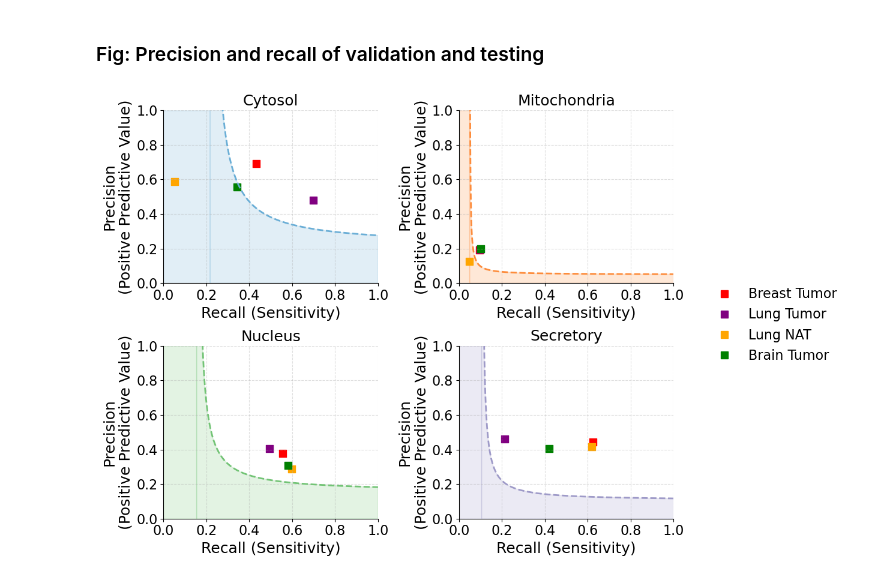
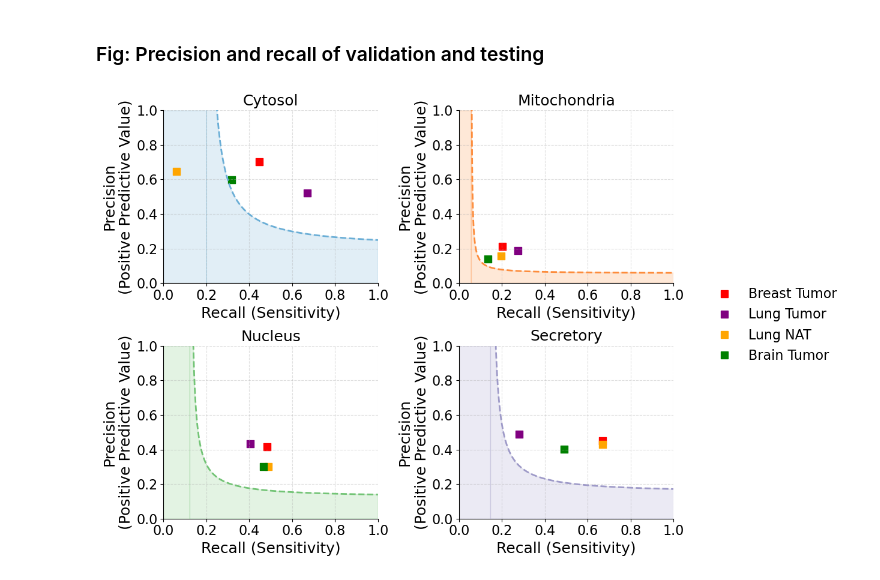
Before and after one commit to kenlzh1996/Prediction-model-25, a Jupyter notebook: Three Channel Pytorch model localization prediction customNN prot + mRNA final.ipynb, the cells around one changed output. Saved outputs shown, nothing was run; the diff lists cells and outputs as text; code cells hidden in the pictures.

Commit message:
NN final trined with marker proteins labels

```diff
--- a/Three Channel Pytorch model localization prediction customNN prot + mRNA final.ipynb
+++ b/Three Channel Pytorch model localization prediction customNN prot + mRNA final.ipynb
@@ -97,7 +99,7 @@ Weight_Decay = 0.0001 # L2 regulator
 Batch_size = 64
 
 # Epoch amount
-epochs = 250
+epochs = 150
 # %% [markdown]
 ### Protein, mRNA dataframe, localization label set up
 # %%
@@ -458,7 +460,7 @@ def train_loop(dataloader, model, loss_fn, optimizer, scheduler=None):
         softmax_probs = F.softmax(outputs, dim=1)
         entropy = -torch.sum(softmax_probs * torch.log(softmax_probs + 1e-10), dim=1)
         penalty = torch.mean(entropy)
-        total_loss_with_penalty = loss - 0.15 * penalty
+        total_loss_with_penalty = loss - 0.1 * penalty
 
         total_loss_with_penalty.backward()
         optimizer.step()
@@ -531,7 +533,7 @@ def test_loop(dataloader, model, loss_fn):
     avg_test_loss = test_loss / len(dataloader)
     test_accuracy = correct / total
 
-    return avg_test_loss, test_accuracy, precision, per_class_f1, recall, macro_f1, mcc
+    return avg_test_loss, test_accuracy, precision, recall, per_class_f1, macro_f1, mcc
 # %% [markdown]
 ### Define focal loss
 # %%
@@ -1331,36 +1255,8 @@ axes = axes.flatten()
 compartment_class = ['Cytosol', 'Mitochondria', 'Nucleus', 'Secretory']
 colormaps = [cm.Blues, cm.Oranges, cm.Greens, cm.Purples]
 
-# Filter improvement epochs
-def filter_improvement_epochs(df):
-    improved_epochs = []
-    for class_label in df['Class'].unique():
-        class_df = df[df['Class'] == class_label].copy()
-        class_df = class_df.sort_values(by='Epoch')
-        max_precision = float('-inf')
-        for _, row in class_df.iterrows():
-            if row['Precision'] >= max_precision:
-                max_precision = row['Precision']
-                improved_epochs.append(row)
-    start_epoch = df[df['Epoch'] == 0]
-    last_epoch = df[df['Epoch'] == df['Epoch'].max()]
-    return pd.concat([start_epoch, pd.DataFrame(improved_epochs), last_epoch]).drop_duplicates()
-
-improved_epochs_df = filter_improvement_epochs(PrecisionRecallDF)
-
-for i, f1_score in enumerate(np.array([0.43314056, 0.09879518, 0.30857335, 0.20966921])):
+for i, f1_score in enumerate(np.array([0.39943488, 0.11241696, 0.24455467, 0.29263083])):
     ax = axes[i]
-    class_metrics = improved_epochs_df[improved_epochs_df['Class'] == i]
-    norm = plt.Normalize(class_metrics['Epoch'].min(), class_metrics['Epoch'].max())
-
-    # # Scatter points
-    # for _, row in class_metrics.iterrows():
-    #     color = colormaps[i](norm(row['Epoch']))
-    #     edge_color = colormaps[i](0.8)
-    #     ax.scatter(row['Recall'], row['Precision'], s=100, color=color, edgecolors=edge_color, linewidths=1)
-
-    # # Connect dots
-    # ax.plot(class_metrics['Recall'], class_metrics['Precision'], color=colormaps[i](0.5), linewidth=2)
 
     # Plot F1 curve
     x_left = np.linspace(0, f1_score / 2, 10000)
@@ -1378,34 +1274,34 @@ for i, f1_score in enumerate(np.array([0.43314056, 0.09879518, 0.30857335, 0.209
 
     # Plot settings
     ax.set_title(compartment_class[i], fontsize=18)
     ax.set_xlim([0, 1])
     ax.set_ylim([0, 1])
     ax.set_xlabel('Recall (Sensitivity)', fontsize=18)
     ax.set_ylabel('Precision\n(Positive Predictive Value)', fontsize=18)
     ax.tick_params(axis='both', labelsize=16)
     ax.grid(True, linestyle='--', alpha=0.4)
 
     # Remove top and right spines
     ax.spines['top'].set_visible(False)
     ax.spines['right'].set_visible(False)
 
     # Legend (only once per subplot)
     mertins_handle = mlines.Line2D([], [], color='red', marker='s', linestyle='None', markersize=8, label='Breast Tumor')
     lung_tumor_handle = mlines.Line2D([], [], color='purple', marker='s', linestyle='None', markersize=8, label='Lung Tumor')
     lung_nat_handle = mlines.Line2D([], [], color='orange', marker='s', linestyle='None', markersize=8, label='Lung NAT')
     glioma_handle = mlines.Line2D([], [], color='green', marker='s', linestyle='None', markersize=8, label='Brain Tumor')
 
 # Global legend outside the subplots
 fig.legend(handles=[mertins_handle, lung_tumor_handle, lung_nat_handle, glioma_handle],
            loc='center left', bbox_to_anchor=(1.01, 0.5), fontsize=16, frameon=False)
 
 # Tight layout
 plt.tight_layout()  # reserve space on the right
 
 # Save figure at high quality
 fig.savefig(Path(fig_bank_path) / f"{Set}_Precision_Recall_F1curve.pdf", dpi=600, bbox_inches='tight')
 # %% [output]
-[figure, old version]
+[figure, new version]
 # %%
 # export dataframes
 LossAccDF.to_excel(Path(fig_bank_path + Set+ f'LossAccDF.xlsx'), index=False)
```
Also changed, not shown: parts of 13 cells of this notebook, 2 other files.
